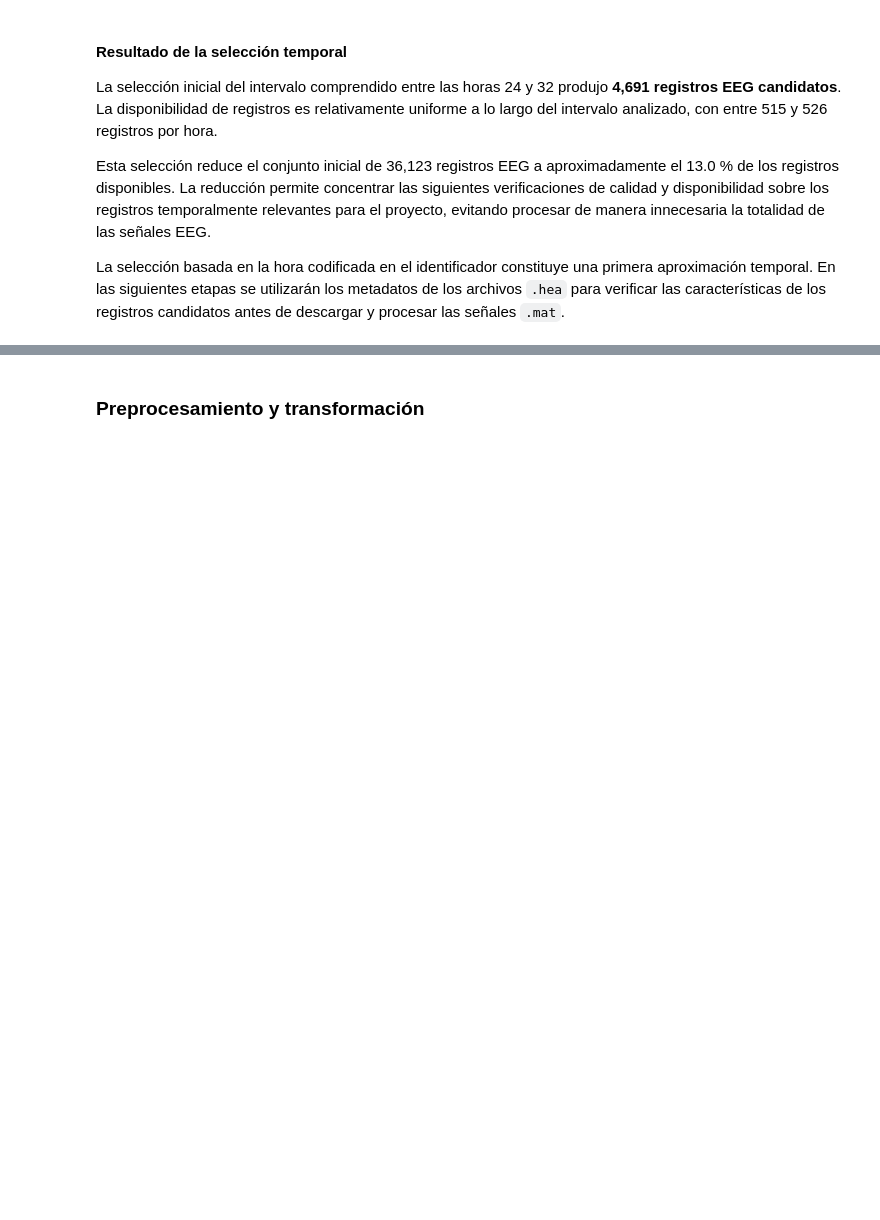
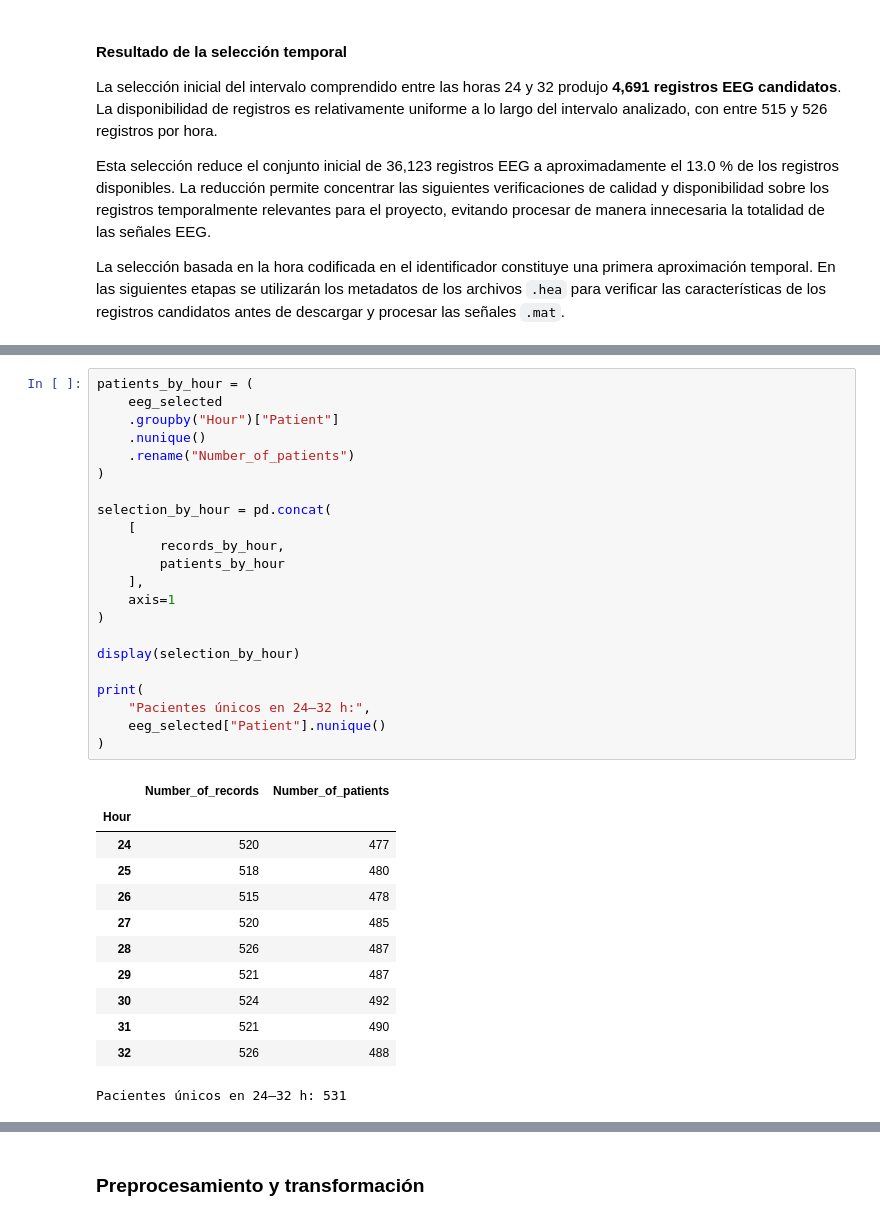
Before and after one commit to AlejandraJaramillo19/mlda-project_, a Jupyter notebook: notebooks/03_data_preparation/03_data_preparation.ipynb, the cells around one changed output, grey strips where cells are left out. Cells and saved outputs as stored; diff of their text form; blank space fills up the shorter version.

```diff
--- a/notebooks/03_data_preparation/03_data_preparation.ipynb
+++ b/notebooks/03_data_preparation/03_data_preparation.ipynb
@@ -3241,0 +3250,35 @@ La selección basada en la hora codificada en el identificador constituye una pr
+# %%
+patients_by_hour = (
+    eeg_selected
+    .groupby("Hour")["Patient"]
+    .nunique()
+    .rename("Number_of_patients")
+)
+
+selection_by_hour = pd.concat(
+    [
+        records_by_hour,
+        patients_by_hour
+    ],
+    axis=1
+)
+
+display(selection_by_hour)
+
+print(
+    "Pacientes únicos en 24–32 h:",
+    eeg_selected["Patient"].nunique()
+)
+# %% [output]
+|  | Number_of_records | Number_of_patients |
+| Hour |  |  |
+| 24 | 520 | 477 |
+| 25 | 518 | 480 |
+| 26 | 515 | 478 |
+| 27 | 520 | 485 |
+| 28 | 526 | 487 |
+| 29 | 521 | 487 |
+| 30 | 524 | 492 |
+| 31 | 521 | 490 |
+| 32 | 526 | 488 |
+Pacientes únicos en 24–32 h: 531
```
Also changed, not shown: parts of 27 cells of this notebook.
